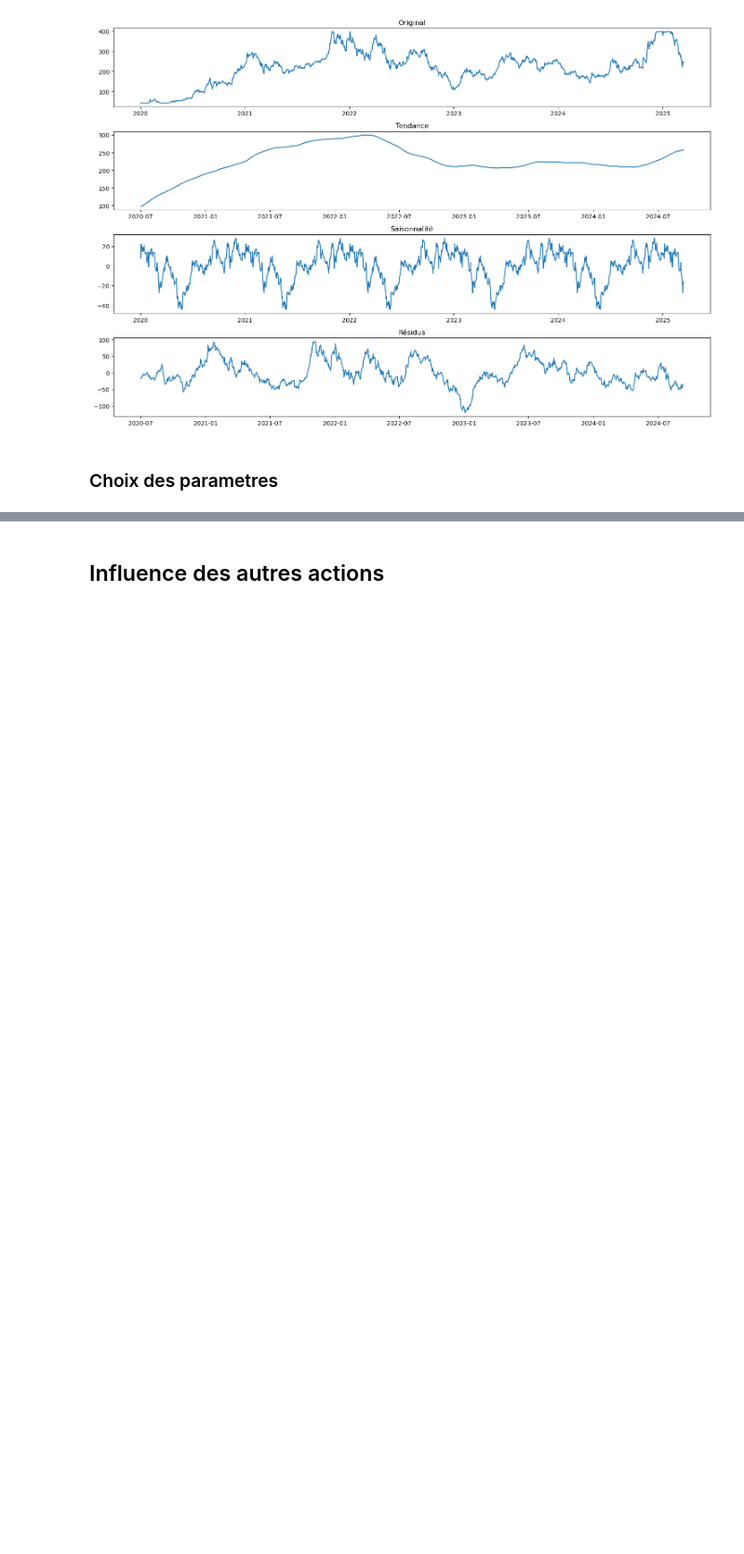
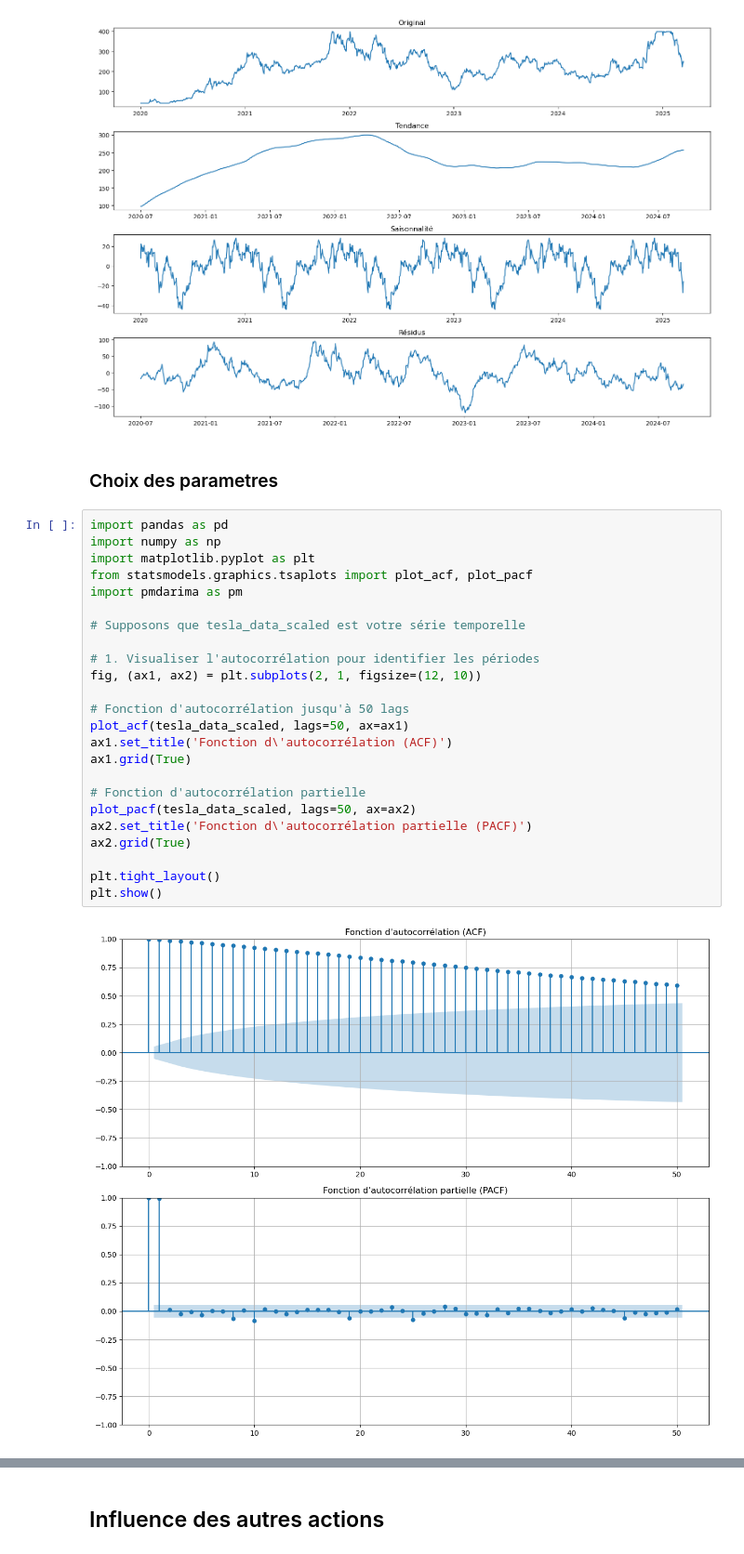
Before and after one commit to baissou45/tp_finance_ml, a Jupyter notebook: tp_finance.ipynb, the cells around one changed output, grey strips where cells are left out. Shown at 93% size. Cells and saved outputs as stored; diff of their text form; blank space fills up the shorter version.

```diff
--- a/tp_finance.ipynb
+++ b/tp_finance.ipynb
@@ -1017,6 +1011,32 @@ plt.show()
 [figure]
 # %% [markdown]
 ### Choix des parametres
+# %%
+import pandas as pd
+import numpy as np
+import matplotlib.pyplot as plt
+from statsmodels.graphics.tsaplots import plot_acf, plot_pacf
+import pmdarima as pm
+
+# Supposons que tesla_data_scaled est votre série temporelle
+
+# 1. Visualiser l'autocorrélation pour identifier les périodes
+fig, (ax1, ax2) = plt.subplots(2, 1, figsize=(12, 10))
+
+# Fonction d'autocorrélation jusqu'à 50 lags
+plot_acf(tesla_data_scaled, lags=50, ax=ax1)
+ax1.set_title('Fonction d\'autocorrélation (ACF)')
+ax1.grid(True)
+
+# Fonction d'autocorrélation partielle
+plot_pacf(tesla_data_scaled, lags=50, ax=ax2)
+ax2.set_title('Fonction d\'autocorrélation partielle (PACF)')
+ax2.grid(True)
+
+plt.tight_layout()
+plt.show()
+# %% [output]
+[figure, added]
 # %%
 #comment choisir les meilleurs parametres (p,d,q)(P,D,Q)(s) pour le modele
 
```
Also changed, not shown: parts of 16 cells of this notebook.
